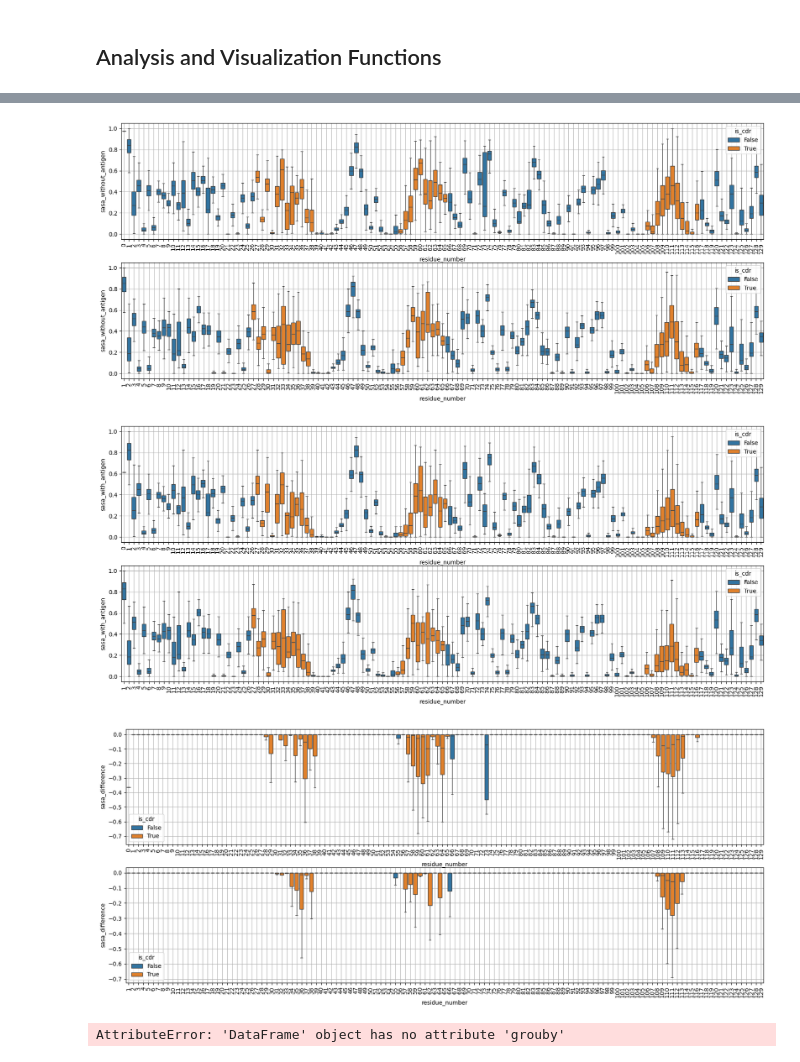
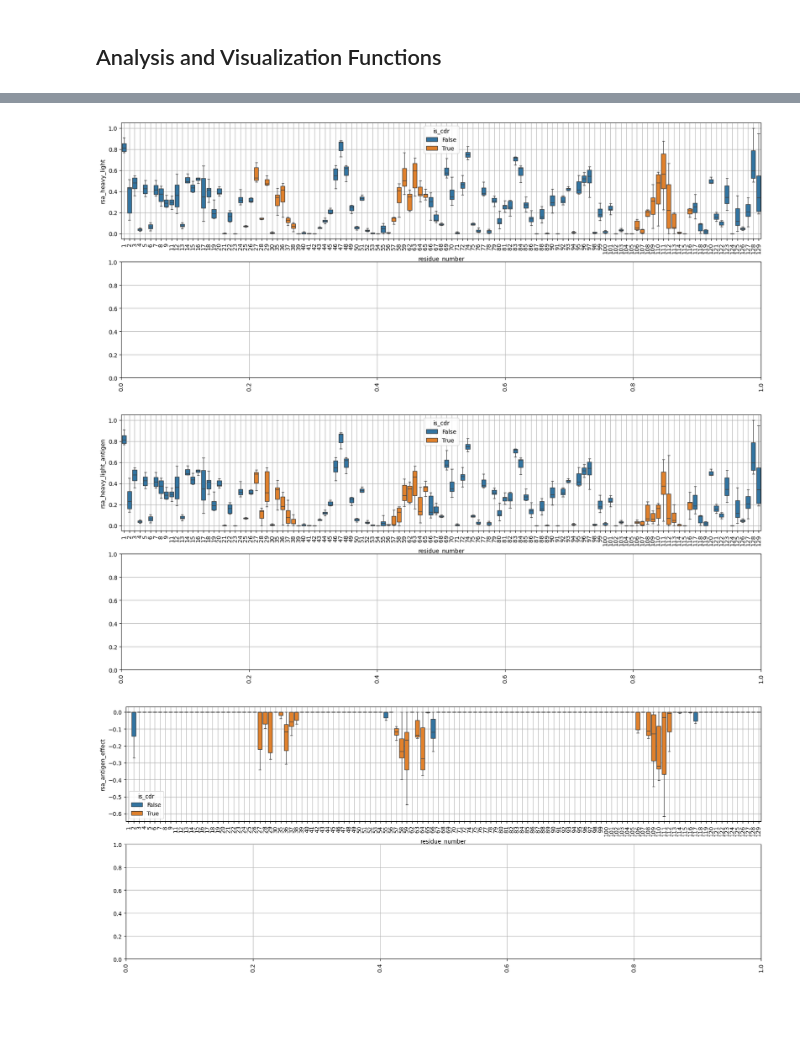
Before and after one commit to matsengrp/dasm-epistasis-experiments, a Jupyter notebook: solvent_accessibility_analysis.ipynb, the cells around one changed output, grey strips where cells are left out. Cells and saved outputs as stored; diff of their text form; code cells hidden in the pictures; blank space fills up the shorter version.

```diff
--- a/solvent_accessibility_analysis.ipynb
+++ b/solvent_accessibility_analysis.ipynb
@@ -29,13 +32,17 @@ import seaborn as sns
 ## Analysis and Visualization Functions
 # %%
 # using data from run_sasa_analysis.py
-df = pd.read_csv('_output/sasa_results.csv')
+#df = pd.read_csv('_output/sasa_results.csv')
+df = pd.read_csv('_output/sasa_test_results.csv')
 
-# As we use a public pdb database, some structures may not have the antigen bound.
-# We will filter to only those that likely have the antigen bound, by looking for those
-# that have a positive rsa difference in the CDR2 region in the heavy chain (residues 56-65).
-pdbs_with_likely_antigen = (df[df.residue_number.isin(range(56,66)) & (df.chain_id == 'H')].groupby('pdb_id').sasa_difference.sum() > 0).index.tolist()
-df = df[df.pdb_id.isin(pdbs_with_likely_antigen)]
+# As we use a public pdb database, some structures may not have the antigen bound. Let's filter those out.
+df[~df.antigen_chains.isna()]
+#### MAKE SURE THIS WORKS, OTHERWISE USE NA FILTER
 
 # let's also focus on heavy chain and only human samples
-df = df[(df.chain_id == 'H') & (df.organism == 'human_ig')]
+df = df[(df.chain_id == df.heavy_chain_id) & (df.organism == 'human_ig')]
+
+# focus only on residues of variable region
+df = df[(df.residue_number <= 129) & (df.residue_number > 0)]
+
+df
@@ -50,0 +63,15 @@ For tomorrow:
+# %%
+
+germline = pd.read_csv('germline/germline_codons.csv')
+
+# we can merge directly as this is only heavy chain
+df = pd.merge(df,germline.rename(columns={'v_gene':'v_gene_heavy','site':'residue_number', 'amino_acid':'germline_amino_acid', 'v_family':'v_family_heavy'}).drop(columns=['codon']), on=['v_gene_heavy', 'residue_number'], how='left')
+
+df['is_germline'] = np.where(
+    df['germline_amino_acid'].isna(),
+    np.nan,
+    df['amino_acid'] == df['germline_amino_acid']
+)
+
+
+df['v_family_heavy'] = df.v_gene_heavy.str.extract(r'(IGHV\d+)', expand=False)
@@ -156,4 +241,4 @@ plt.show()
 # %%
 # IGHV3 deep dive
-df_v3 = df[(df.residue_number <= 129) &
-                      (df.v_gene == 'IGHV3') ]
+df_v3 = df[(df.v_family_heavy == 'IGHV3')]
+df_v4 = df[(df.v_family_heavy == 'IGHV4')]
@@ -230,35 +274,27 @@ df[df.residue_number.isin(range(27,39))].groupby('pdb_id').sasa_difference.sum()
-# %%
-# IGHV3 deep dive
-df_v4 = df[(df.residue_number <= 129) &
-                      (df.v_gene == 'IGHV4') ]
 # %%
 fig, axes = plt.subplots(2, 1, figsize=(20, 8))
-sns.boxplot(df_v3, x='residue_number', y='sasa_without_antigen', ax=axes[0], showfliers=False, hue='is_cdr')
-sns.boxplot(df_v4, x='residue_number', y='sasa_without_antigen', ax=axes[1], showfliers=False, hue='is_cdr')
+sns.boxplot(df_v3, x='residue_number', y='rsa_heavy_light', ax=axes[0], showfliers=False, hue='is_cdr')
+sns.boxplot(df_v4, x='residue_number', y='rsa_heavy_light', ax=axes[1], showfliers=False, hue='is_cdr')
 for ax in axes:
     ax.tick_params(axis='x', rotation=90)
     ax.grid()
 # %% [output]
-[figure, old version]
+[figure, new version]
 # %%
 fig, axes = plt.subplots(2, 1, figsize=(20, 8))
-sns.boxplot(df_v3, x='residue_number', y='sasa_with_antigen', ax=axes[0], showfliers=False, hue='is_cdr')
-sns.boxplot(df_v4, x='residue_number', y='sasa_with_antigen', ax=axes[1], showfliers=False, hue='is_cdr')
+sns.boxplot(df_v3, x='residue_number', y='rsa_heavy_light_antigen', ax=axes[0], showfliers=False, hue='is_cdr')
+sns.boxplot(df_v4, x='residue_number', y='rsa_heavy_light_antigen', ax=axes[1], showfliers=False, hue='is_cdr')
 for ax in axes:
     ax.tick_params(axis='x', rotation=90)
     ax.grid()
 # %% [output]
-[figure, old version]
+[figure, new version]
 # %%
 fig, axes = plt.subplots(2, 1, figsize=(20, 8))
-sns.boxplot(df_v3, x='residue_number', y='sasa_difference', ax=axes[0], showfliers=False, hue='is_cdr')
-sns.boxplot(df_v4, x='residue_number', y='sasa_difference', ax=axes[1], showfliers=False, hue='is_cdr')
+sns.boxplot(df_v3, x='residue_number', y='rsa_antigen_effect', ax=axes[0], showfliers=False, hue='is_cdr')
+sns.boxplot(df_v4, x='residue_number', y='rsa_antigen_effect', ax=axes[1], showfliers=False, hue='is_cdr')
 for ax in axes:
     ax.tick_params(axis='x', rotation=90)
     ax.grid()
 # %% [output]
-[figure, old version]
+[figure, new version]
-# %%
-df.grouby('pdb_id')
-# %% [output]
-AttributeError: 'DataFrame' object has no attribute 'grouby'
```
Also changed, not shown: parts of 26 cells of this notebook, 1 other file.
